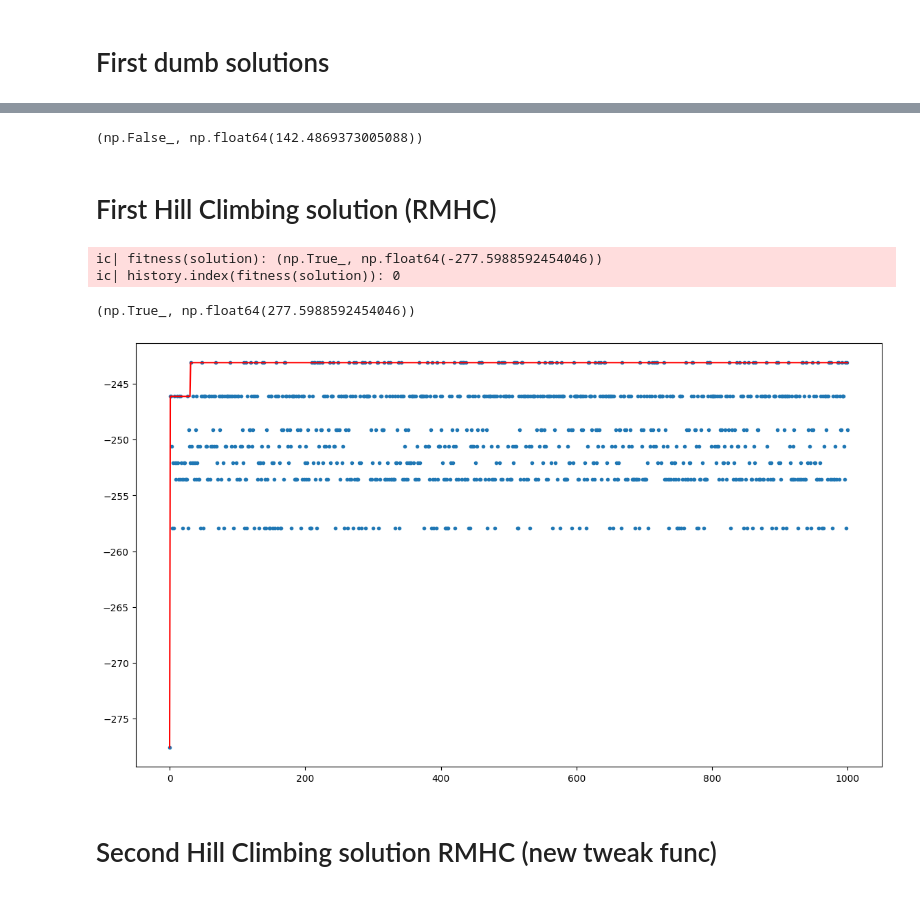
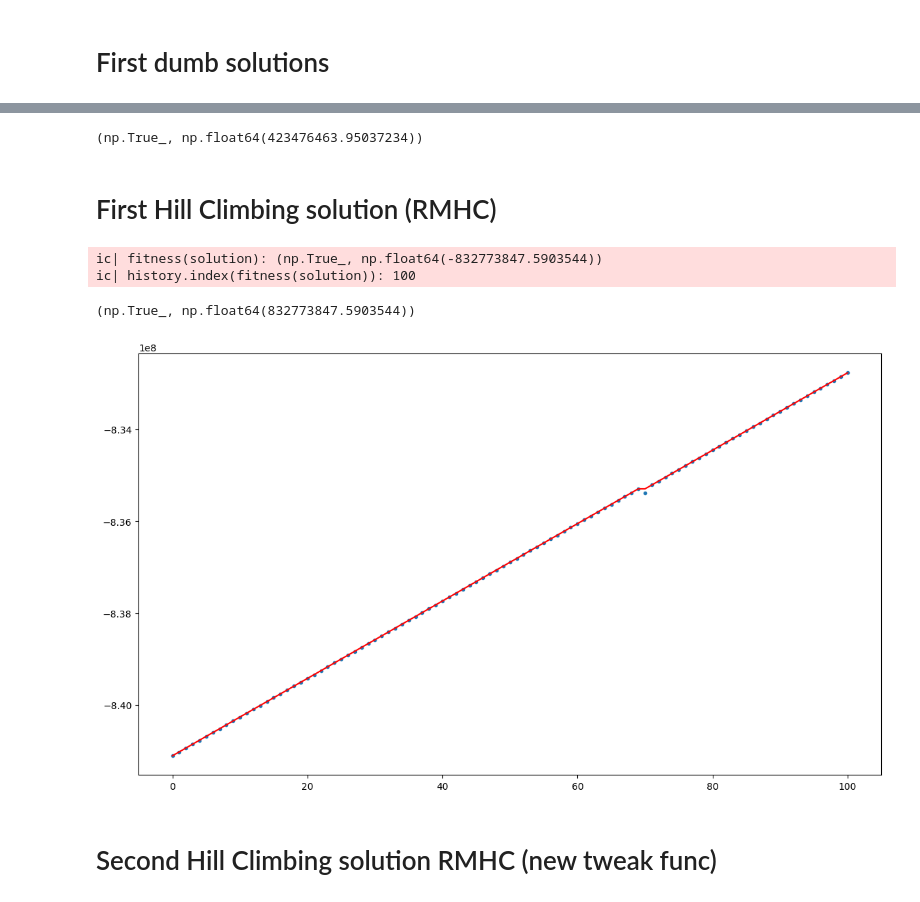
Before and after one commit to Gabriele-Raffaele/CI2024_lab1, a Jupyter notebook: lab1.ipynb, the cells around one changed output, grey strips where cells are left out. Cells and saved outputs as stored; diff of their text form; code cells hidden in the pictures.

```diff
--- a/lab1.ipynb
+++ b/lab1.ipynb
@@ -8,9 +8,9 @@ from tqdm.auto import tqdm
 from icecream import ic
 from matplotlib import pyplot as plt
 # %%
-UNIVERSE_SIZE = 100
-NUM_SETS = 10
-DENSITY = 0.2
+UNIVERSE_SIZE = 100000
+NUM_SETS = 10000
+DENSITY = 0.3
 
 rng = np.random.Generator(np.random.PCG64([UNIVERSE_SIZE, NUM_SETS, int(10_000 * DENSITY)]))
 # %%
@@ -45,7 +45,7 @@ valid(solution), cost(solution)
 solution = rng.random(NUM_SETS) < .5
 valid(solution), cost(solution)
 # %% [output]
-(np.False_, np.float64(142.4869373005088))
+(np.True_, np.float64(423476463.95037234))
 # %% [markdown]
 # First Hill Climbing solution (RMHC)
 # %%
@@ -65,40 +65,40 @@ def starting_point():
     solution = rng.random(NUM_SETS) < 1
     return solution
 # %%
-MAX_STEPS = 1000
+MAX_STEPS = 100
 
 def hill_climb(tweak):
     solution = starting_point()
     history = [fitness(solution)]
     for _ in range(MAX_STEPS):
         new_solution = tweak(solution)
         history.append(fitness(new_solution))
         if fitness(new_solution) > fitness(solution):
             solution = new_solution
 
     ic(fitness(solution))
     ic(history.index(fitness(solution)))
     c_values = [c for v, c in history]
 
     plt.figure(figsize=(14, 8))
 
     # Grafico dell'accumulazione del massimo di 'c'
     plt.plot(
         range(len(c_values)),
         list(accumulate(c_values, max)),
         color="red",
     )
 
     # Scatter plot per visualizzare i singoli valori di 'c'
     _ = plt.scatter(range(len(c_values)), c_values, marker=".")
     return solution
 solution = hill_climb(tweak1)
 valid(solution), cost(solution)
 # %% [output]
-ic| fitness(solution): (np.True_, np.float64(-277.5988592454046))
-ic| history.index(fitness(solution)): 0
+ic| fitness(solution): (np.True_, np.float64(-832773847.5903544))
+ic| history.index(fitness(solution)): 100
-(np.True_, np.float64(277.5988592454046))
+(np.True_, np.float64(832773847.5903544))
-[figure, old version]
+[figure, new version]
 # %% [markdown]
 # Second Hill Climbing solution RMHC (new tweak func)
 # %%
```
Also changed, not shown: parts of 3 cells of this notebook.
